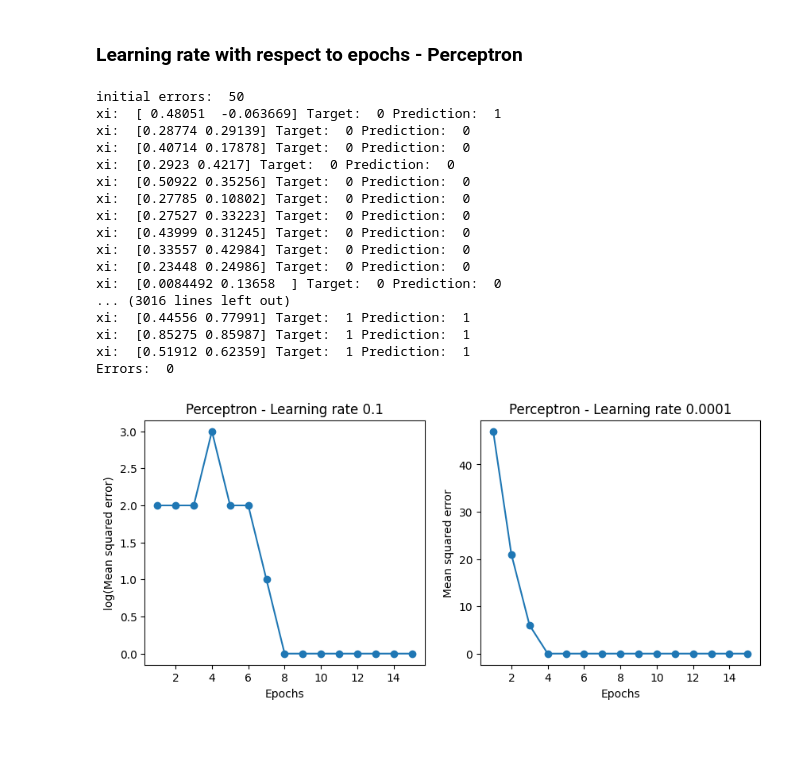
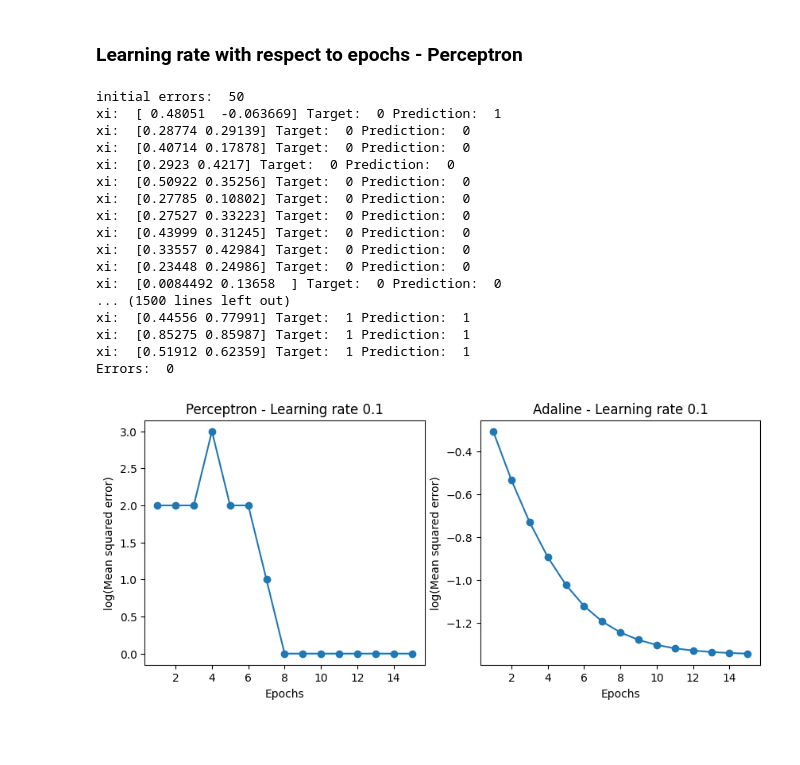
Before and after one commit to 2533Aryan/Machine_Learning, a Jupyter notebook: Assignments/Assignment_03/Adaline_Assignment_Aryan_Raval.ipynb, the cells around one changed output. Cells and saved outputs as stored; diff of their text form; code cells hidden in the pictures.

```diff
--- a/Assignments/Assignment_03/Adaline_Assignment_Aryan_Raval.ipynb
+++ b/Assignments/Assignment_03/Adaline_Assignment_Aryan_Raval.ipynb
@@ -279,39 +279,39 @@ X_std[:, 1] = (X[:, 1] - X[:, 1].mean()) / X[:, 1].std()
 # %%
 fig, px = plt.subplots(nrows=1, ncols=2, figsize=(10, 4))
 
 ppn1 = Perceptron(eta=0.1, n_iter=15, random_state=10).fit(X, y)
-
 px[0].plot(range(1, len(ppn1.errors_) + 1), ppn1.errors_, marker='o')
 px[0].set_xlabel('Epochs')
 px[0].set_ylabel('log(Mean squared error)')
 px[0].set_title('Perceptron - Learning rate 0.1')
 
-ppn2 = Perceptron(eta=0.0001, n_iter=15, random_state=10).fit(X, y)
-px[1].plot(range(1, len(ppn2.errors_) + 1), ppn2.errors_, marker='o')
+ada1 = AdalineGD(n_iter=15, eta=0.1).fit(X_std, y)
+px[1].plot(range(1, len(ada1.losses_) + 1), np.log10(ada1.losses_), marker='o')
 px[1].set_xlabel('Epochs')
-px[1].set_ylabel('Mean squared error')
-px[1].set_title('Perceptron - Learning rate 0.0001')
+px[1].set_ylabel('log(Mean squared error)')
+px[1].set_title('Adaline - Learning rate 0.1')
+
 
 plt.show()
 # %% [output]
 initial errors:  50
 xi:  [ 0.48051  -0.063669] Target:  0 Prediction:  1
 xi:  [0.28774 0.29139] Target:  0 Prediction:  0
 xi:  [0.40714 0.17878] Target:  0 Prediction:  0
 xi:  [0.2923 0.4217] Target:  0 Prediction:  0
 xi:  [0.50922 0.35256] Target:  0 Prediction:  0
 xi:  [0.27785 0.10802] Target:  0 Prediction:  0
 xi:  [0.27527 0.33223] Target:  0 Prediction:  0
 xi:  [0.43999 0.31245] Target:  0 Prediction:  0
 xi:  [0.33557 0.42984] Target:  0 Prediction:  0
 xi:  [0.23448 0.24986] Target:  0 Prediction:  0
 xi:  [0.0084492 0.13658  ] Target:  0 Prediction:  0
-... (3016 lines left out)
+... (1500 lines left out)
 xi:  [0.44556 0.77991] Target:  1 Prediction:  1
 xi:  [0.85275 0.85987] Target:  1 Prediction:  1
 xi:  [0.51912 0.62359] Target:  1 Prediction:  1
 Errors:  0
-[figure, old version]
+[figure, new version]
 # %% [markdown]
 <br>
 # %% [markdown]
```
Also changed, not shown: parts of 1 cell of this notebook.
